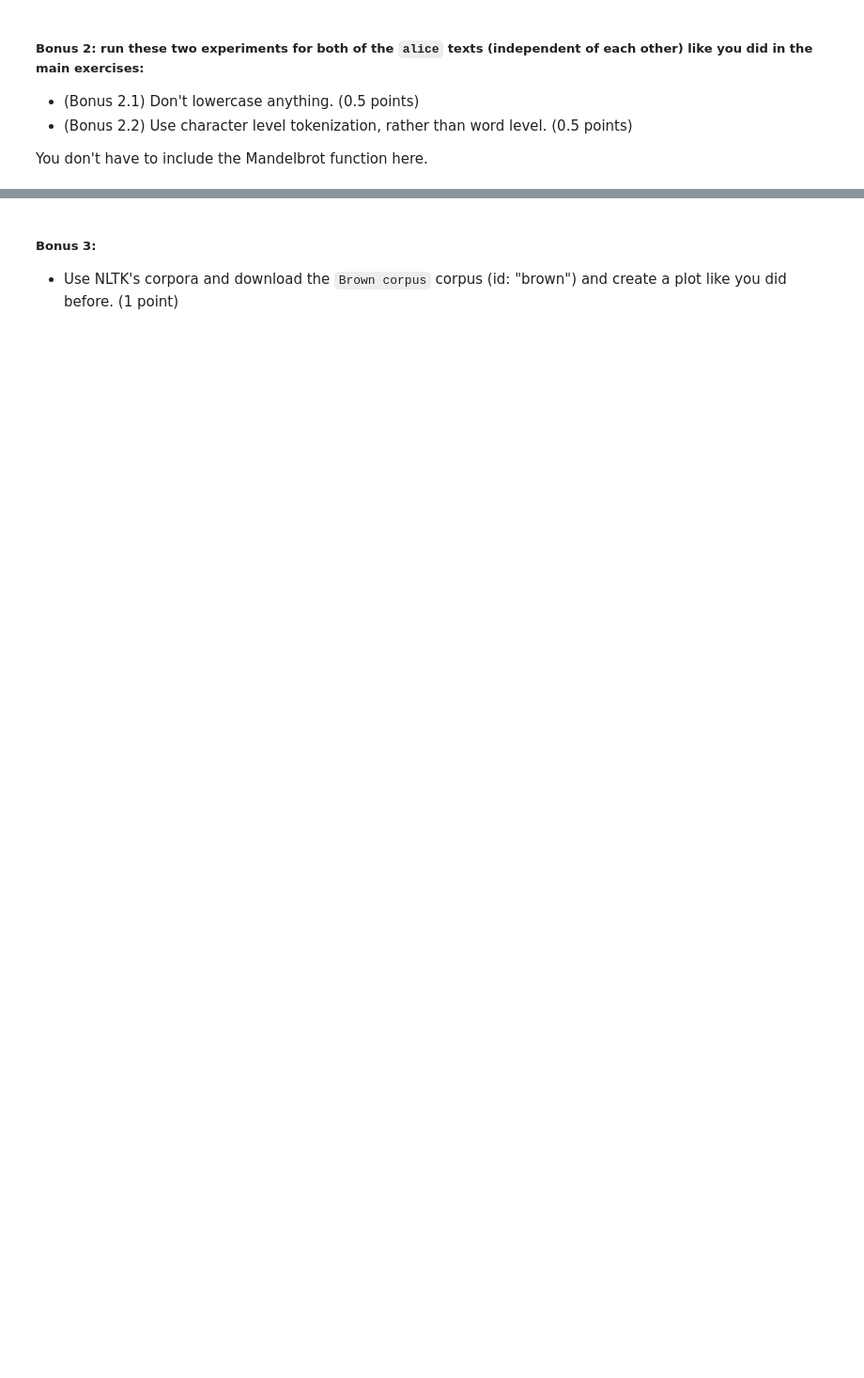
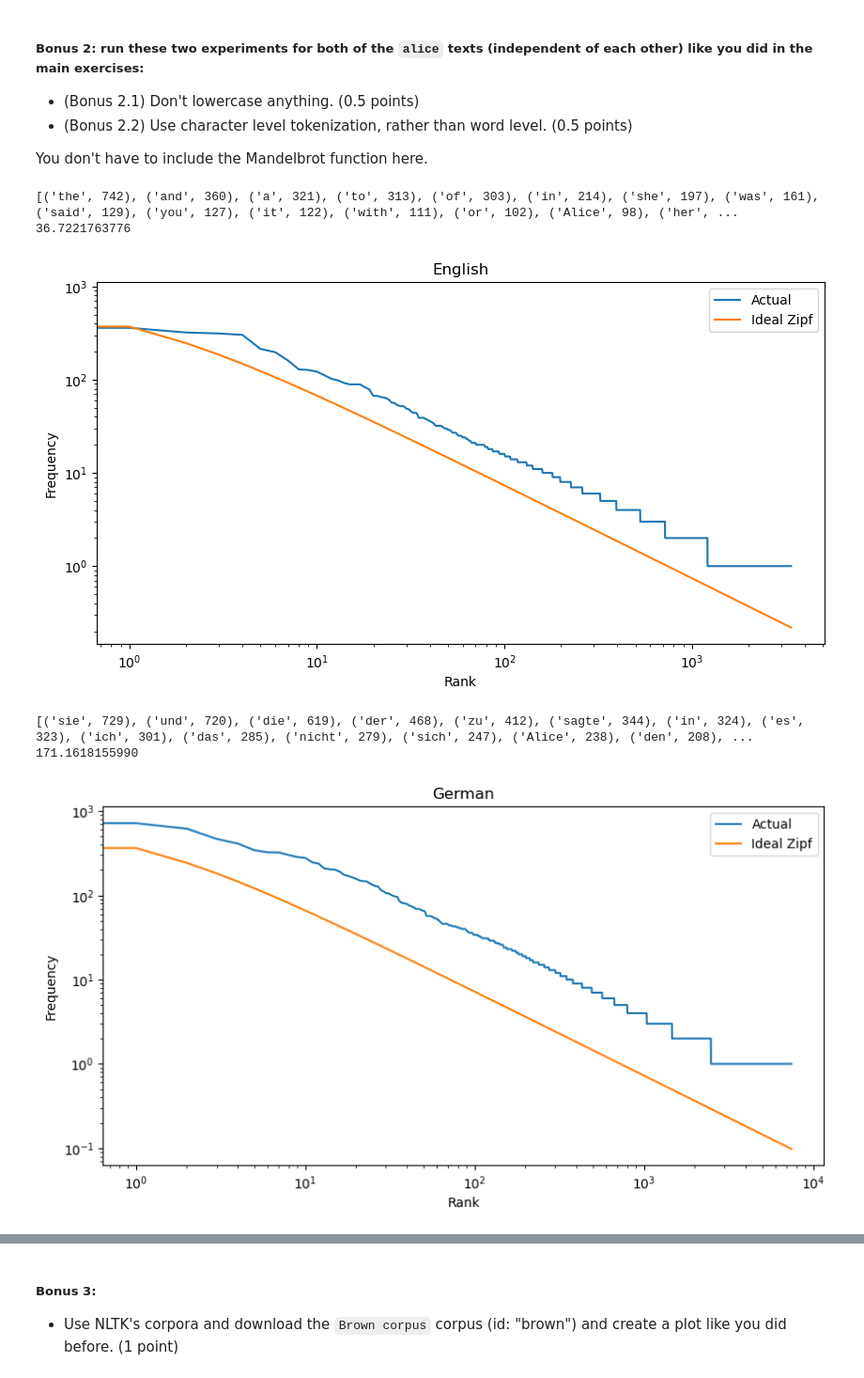
Before and after one commit to enorenio/hws_ss24, a Jupyter notebook: snlp_1/assignment_1.ipynb, the cells around one changed output, grey strips where cells are left out. Shown at 94% size. Cells and saved outputs as stored; diff of their text form; code cells hidden in the pictures; blank space fills up the shorter version.

```diff
--- a/snlp_1/assignment_1.ipynb
+++ b/snlp_1/assignment_1.ipynb
@@ -134,0 +331,65 @@ You don't have to include the Mandelbrot function here.
+# %%
+# your code for Bonus 2.1 goes here!
+# TODO:
+
+def analysis_loglog(name, data):
+    """
+    Plot Zipfian distribution of words + ideal Zipfian distribution on a loglog scale.
+    Compute and print out MSE.
+
+    :param name: title of the graph
+    :param data: list of words
+    """
+    import matplotlib.pyplot as plt
+    import numpy as np
+
+
+    #count the frequency of each word
+    word_freq = {}
+    for word in data:
+        if word in word_freq:
+            word_freq[word] += 1
+        else:
+            word_freq[word] = 1
+
+    # sort the words by frequency
+    sorted_word_freq = sorted(word_freq.items(), key=lambda x: x[1], reverse=True)
+
+    print(sorted_word_freq)
+
+    # 3.1 Add ideal Zipfian distribution using y_i = f_i / rank_i
+    ideal_zipf = [sorted_word_freq[0][1] / (i+1) for i in range(len(sorted_word_freq))]
+
+    # 3.2 Compute and print out MSE
+    mse = np.mean([(sorted_word_freq[i][1] - ideal_zipf[i])**2 for i in range(len(sorted_word_freq))])
+    print(f"{mse:.10f}")
+
+    # plot the graph
+    plt.figure(figsize=(10, 5))
+    plt.plot([x[1] for x in sorted_word_freq], label="Actual")
+    plt.xscale('log')
+    plt.yscale('log')
+    plt.title(name)
+    plt.xlabel('Rank')
+    plt.ylabel('Frequency')
+    # add ideal_zipf to the graph
+    plt.plot(ideal_zipf, label="Ideal Zipf")
+    plt.legend(loc='best')
+    plt.show()
+
+    return
+
+# run on English text, log-log scale
+with open("data/alice_eng.txt", "r", encoding="utf-8") as f:
+    analysis_loglog("English", f.read().split())
+
+# run on German text, log-log scale
+with open("data/alice_ger.txt", "r", encoding="utf-8") as f:
+    analysis_loglog("German", f.read().split())
+# %% [output]
+[('the', 742), ('and', 360), ('a', 321), ('to', 313), ('of', 303), ('in', 214), ('she', 197), ('was', 161), ('said', 129), ('you', 127), ('it', 122), ('with', 111), ('or', 102), ('Alice', 98), ('her', ...
+36.7221763776
+[figure, added]
+[('sie', 729), ('und', 720), ('die', 619), ('der', 468), ('zu', 412), ('sagte', 344), ('in', 324), ('es', 323), ('ich', 301), ('das', 285), ('nicht', 279), ('sich', 247), ('Alice', 238), ('den', 208), ...
+171.1618155990
+[figure, added]
```
Also changed, not shown: parts of 16 cells of this notebook.
